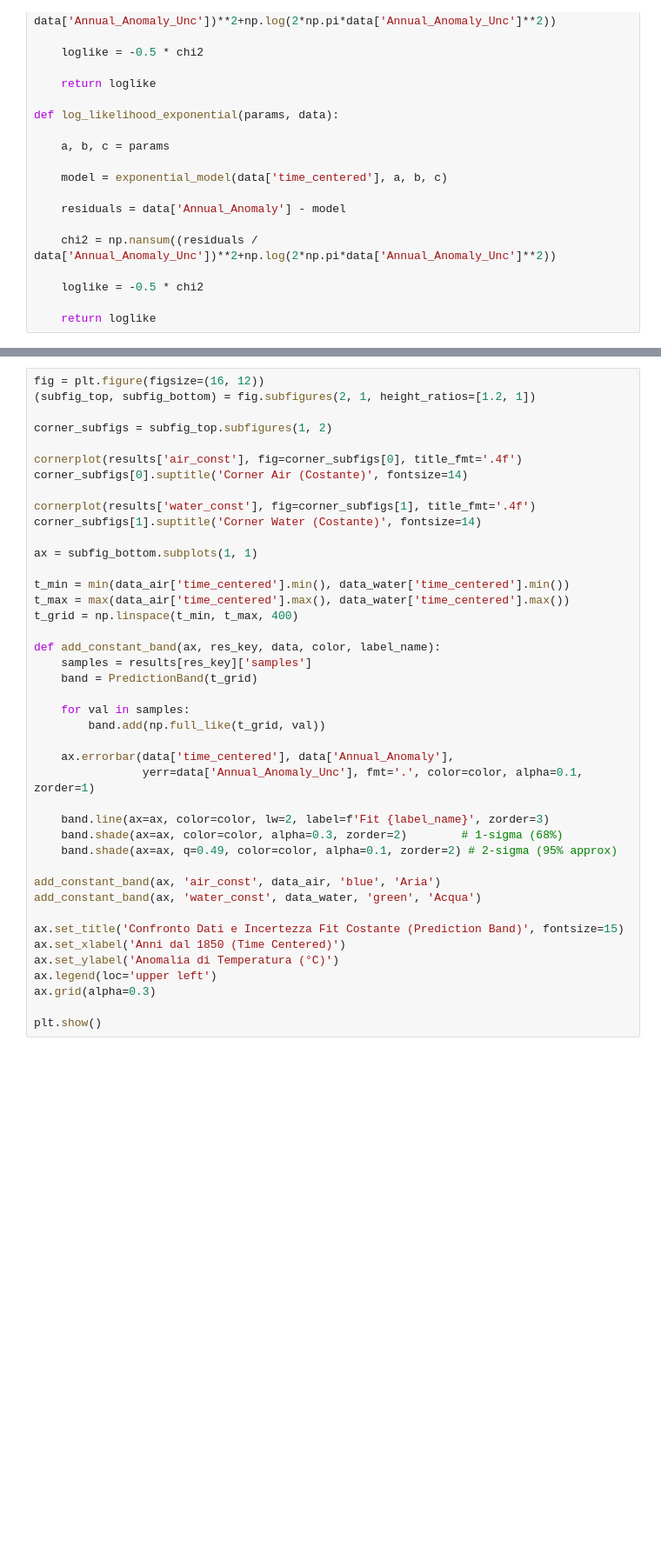
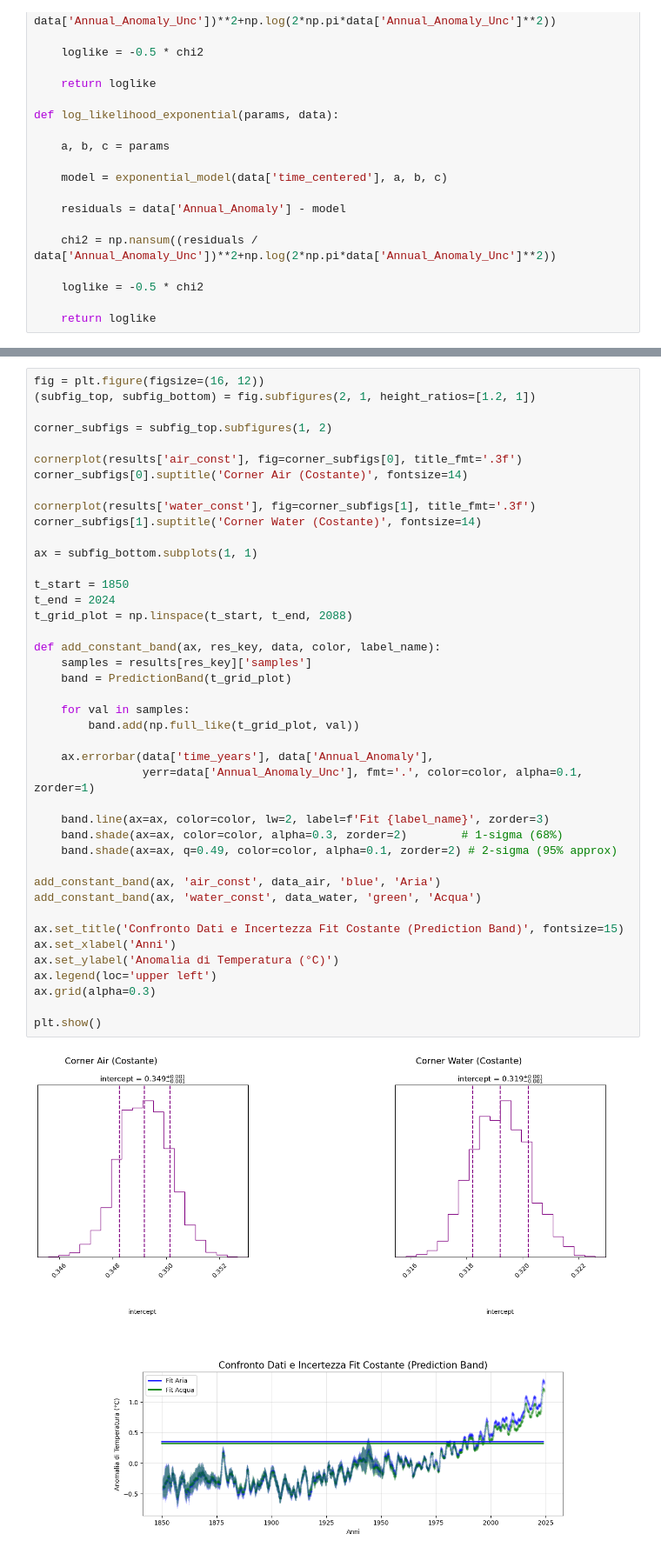
Before and after one commit to EnricoVianelli/GlobalWarming, a Jupyter notebook: global_warming.ipynb, the cells around one changed output, grey strips where cells are left out. Shown at 87% size. Saved outputs shown, nothing was run; the diff lists cells and outputs as text; blank space fills up the shorter version.

```diff
--- a/global_warming.ipynb
+++ b/global_warming.ipynb
@@ -216,42 +322,44 @@ fig = plt.figure(figsize=(16, 12))
 
 corner_subfigs = subfig_top.subfigures(1, 2)
 
-cornerplot(results['air_const'], fig=corner_subfigs[0], title_fmt='.4f')
+cornerplot(results['air_const'], fig=corner_subfigs[0], title_fmt='.3f')
 corner_subfigs[0].suptitle('Corner Air (Costante)', fontsize=14)
 
-cornerplot(results['water_const'], fig=corner_subfigs[1], title_fmt='.4f')
+cornerplot(results['water_const'], fig=corner_subfigs[1], title_fmt='.3f')
 corner_subfigs[1].suptitle('Corner Water (Costante)', fontsize=14)
 
 ax = subfig_bottom.subplots(1, 1)
 
-t_min = min(data_air['time_centered'].min(), data_water['time_centered'].min())
-t_max = max(data_air['time_centered'].max(), data_water['time_centered'].max())
-t_grid = np.linspace(t_min, t_max, 400)
+t_start = 1850
+t_end = 2024
+t_grid_plot = np.linspace(t_start, t_end, 2088)
 
 def add_constant_band(ax, res_key, data, color, label_name):
     samples = results[res_key]['samples']
-    band = PredictionBand(t_grid)
+    band = PredictionBand(t_grid_plot)
 
     for val in samples:
-        band.add(np.full_like(t_grid, val))
+        band.add(np.full_like(t_grid_plot, val))
 
-    ax.errorbar(data['time_centered'], data['Annual_Anomaly'],
+    ax.errorbar(data['time_years'], data['Annual_Anomaly'],
                 yerr=data['Annual_Anomaly_Unc'], fmt='.', color=color, alpha=0.1, zorder=1)
 
     band.line(ax=ax, color=color, lw=2, label=f'Fit {label_name}', zorder=3)
     band.shade(ax=ax, color=color, alpha=0.3, zorder=2)        # 1-sigma (68%)
     band.shade(ax=ax, q=0.49, color=color, alpha=0.1, zorder=2) # 2-sigma (95% approx)
 
 add_constant_band(ax, 'air_const', data_air, 'blue', 'Aria')
 add_constant_band(ax, 'water_const', data_water, 'green', 'Acqua')
 
 ax.set_title('Confronto Dati e Incertezza Fit Costante (Prediction Band)', fontsize=15)
-ax.set_xlabel('Anni dal 1850 (Time Centered)')
+ax.set_xlabel('Anni')
 ax.set_ylabel('Anomalia di Temperatura (°C)')
 ax.legend(loc='upper left')
 ax.grid(alpha=0.3)
 
 plt.show()
+# %% [output]
+[figure, added]
 # %%
 fig = plt.figure(figsize=(16, 14))
 (subfig_top, subfig_bottom) = fig.subfigures(2, 1, height_ratios=[1.5, 1])
```
Also changed, not shown: parts of 22 cells of this notebook, 1 other file.
